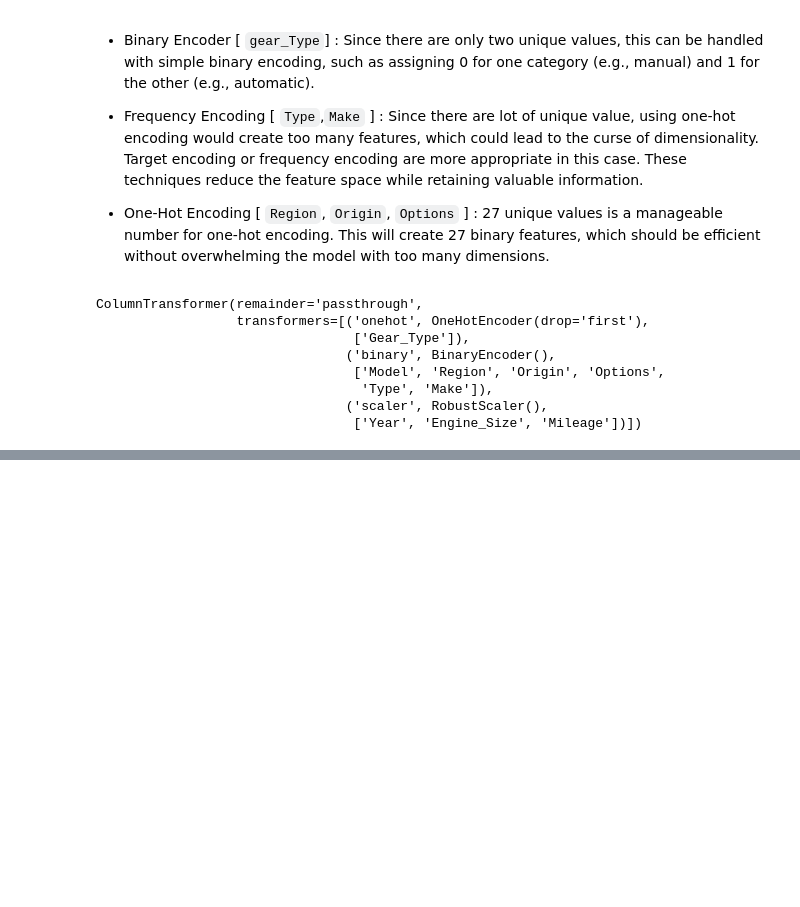
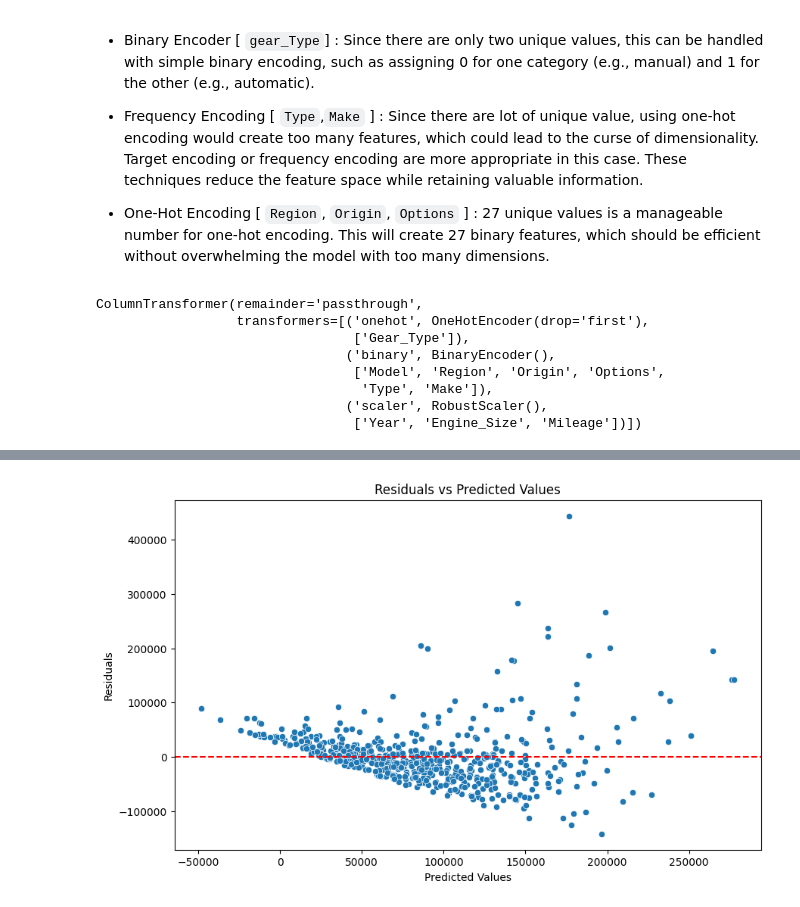
Before and after one commit to fiqrioemry/used_car_regression, a Jupyter notebook: used_car_prediction.ipynb, the cells around one changed output, grey strips where cells are left out. Cells and saved outputs as stored; diff of their text form; code cells hidden in the pictures; blank space fills up the shorter version.

```diff
--- a/used_car_prediction.ipynb
+++ b/used_car_prediction.ipynb
@@ -737,0 +725,3 @@ Notes:
+# %%
+# Tambahkan konstanta untuk intercept
+X_train_transformed = sm.add_constant(X_train_transformed_df)
@@ -737,0 +761,14 @@ Notes:
+# %%
+# Hitung residual
+residuals = y_test - y_pred
+
+# Plot residual
+plt.figure(figsize=(10,6))
+sns.scatterplot(x=y_pred, y=residuals)
+plt.axhline(0, color='red', linestyle='--')
+plt.xlabel('Predicted Values')
+plt.ylabel('Residuals')
+plt.title('Residuals vs Predicted Values')
+plt.show()
+# %% [output]
+[figure, added]
```
Also changed, not shown: parts of 31 cells of this notebook.
